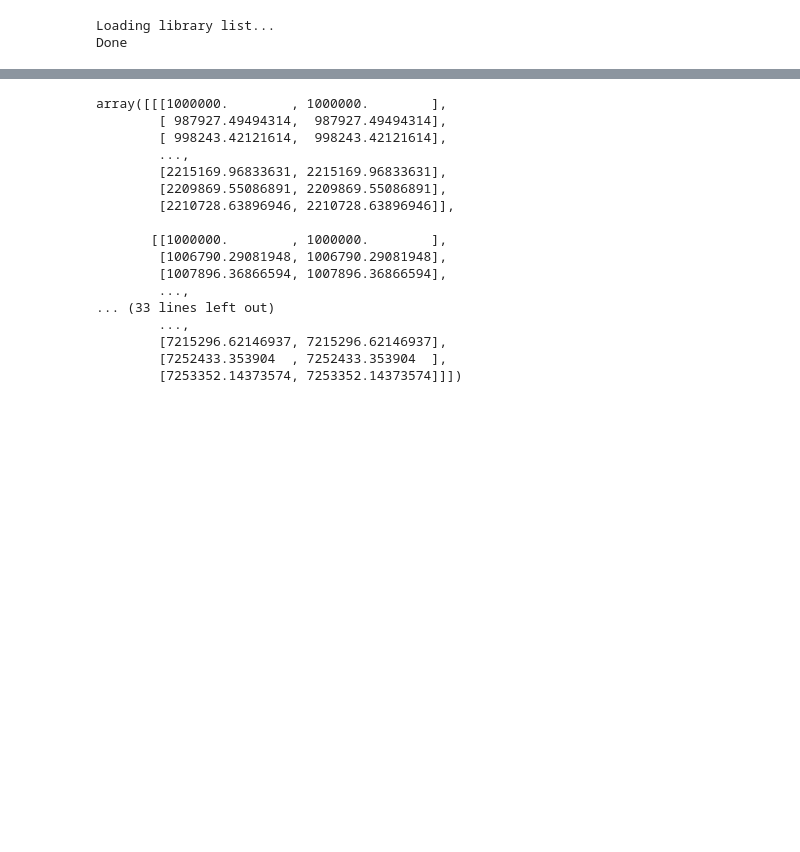
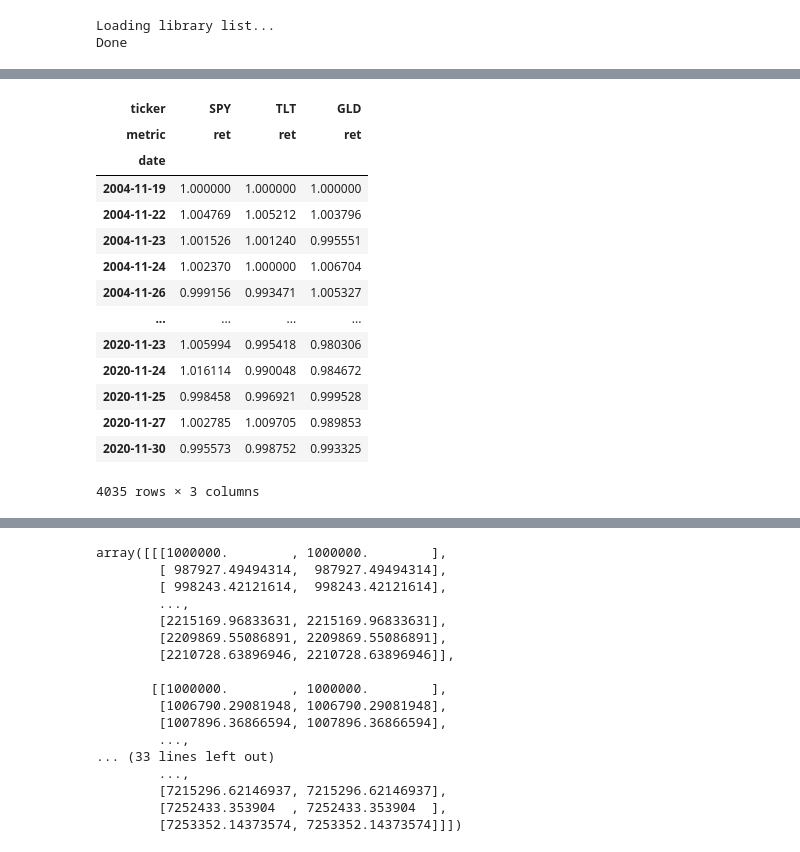
Before and after one commit to ningtong88/Capstone_TDAmeritrade, a Jupyter notebook: Ning_updating_rebalancing_def.ipynb, the cells around one changed output, grey strips where cells are left out. Saved outputs shown, nothing was run; the diff lists cells and outputs as text; code cells hidden in the pictures; blank space fills up the shorter version.

```diff
--- a/Ning_updating_rebalancing_def.ipynb
+++ b/Ning_updating_rebalancing_def.ipynb
@@ -125,3 +125,21 @@ dummy_data
+# %%
+d
+# %% [output]
+| ticker | SPY | TLT | GLD |
+| metric | ret | ret | ret |
+| date |  |  |  |
+| 2004-11-19 | 1.000000 | 1.000000 | 1.000000 |
+| 2004-11-22 | 1.004769 | 1.005212 | 1.003796 |
+| 2004-11-23 | 1.001526 | 1.001240 | 0.995551 |
+| 2004-11-24 | 1.002370 | 1.000000 | 1.006704 |
+| 2004-11-26 | 0.999156 | 0.993471 | 1.005327 |
+| ... | ... | ... | ... |
+| 2020-11-23 | 1.005994 | 0.995418 | 0.980306 |
+| 2020-11-24 | 1.016114 | 0.990048 | 0.984672 |
+| 2020-11-25 | 0.998458 | 0.996921 | 0.999528 |
+| 2020-11-27 | 1.002785 | 1.009705 | 0.989853 |
+| 2020-11-30 | 0.995573 | 0.998752 | 0.993325 |
+4035 rows × 3 columns
 # %%
 def sim_returns(data, block_size = 20, total_sim = 10, random_seed = 1):
     ret_index = [x for x, y in enumerate(d.columns) if y[1] == 'ret']
```
Also changed, not shown: parts of 4 cells of this notebook.
